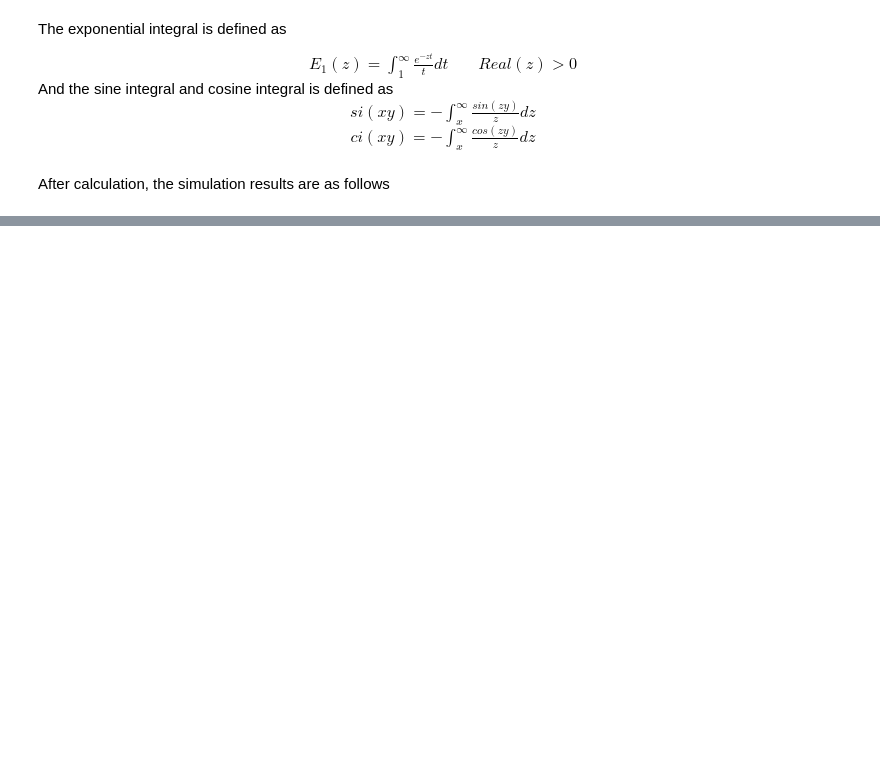
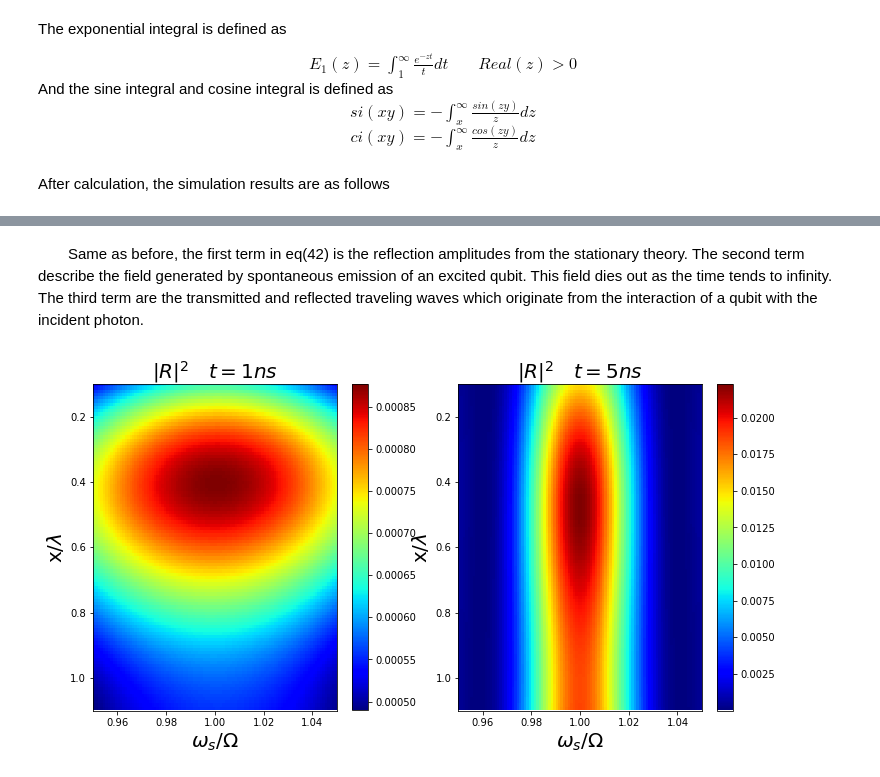
Before and after one commit to seaotter112/Single-photon-scattering-on-a-qubit, a Jupyter notebook: 專題報告.ipynb, the cells around one changed output, grey strips where cells are left out. Saved outputs shown, nothing was run; the diff lists cells and outputs as text; code cells hidden in the pictures; blank space fills up the shorter version.

```diff
--- a/專題報告.ipynb
+++ b/專題報告.ipynb
@@ -156,0 +207,12 @@ plt.show()
+# %% [markdown]
+&emsp;&emsp;Same as before, the first term in eq(42) is the reflection amplitudes from the stationary theory.
+The second term describe the field generated by spontaneous emission of an excited qubit. This field dies out as the time tends to infinity.
+The third term are the transmitted and reflected traveling waves which originate from the interaction of a qubit with the incident photon.
+# %%
+# Setting position x & Initialize the two-dimensional array used to store results
+x = np.linspace(-wavelength_a, -wavelength_b, x_width)     # sequence of position x for reflection
+Reflection_o_x_t1 = np.array([[0+0j]*len(x)]*len(omega_s)) # Store the result when t=1ns
+Reflection_o_x_t2 = np.array([[0+0j]*len(x)]*len(omega_s)) # Store the result when t=5ns
+R1 = np.array([[0+0j]*len(x)]*len(omega_s))                # Store the results of the first part
+R2 = np.array([[0+0j]*len(x)]*len(omega_s))                # Store the results of the second part
+R3 = np.array([[0+0j]*len(x)]*len(omega_s))                # Store the results of the third part
@@ -156,0 +294,22 @@ plt.show()
+# %%
+plt.figure(figsize=(12,6))
+plt.subplot(1,2,1)
+plt.imshow(abs(Reflection_o_x_t1)**2,cmap='jet', origin='upper',
+           extent=[Omega_a/Omega, Omega_b/Omega, wavelength_b/wavelength, wavelength_a/wavelength],
+           aspect='auto')
+plt.colorbar()
+plt.title('$|R|^2$   $t=1ns$',fontsize=20)
+plt.xlabel('$\omega_s/\Omega$',fontsize=20)
+plt.ylabel('x/$\lambda$',fontsize=20)
+
+plt.subplot(1,2,2)
+plt.imshow(abs(Reflection_o_x_t2)**2,cmap='jet', origin='upper',
+           extent=[Omega_a/Omega, Omega_b/Omega, wavelength_b/wavelength, wavelength_a/wavelength],
+           aspect='auto')
+plt.colorbar()
+plt.title('$|R|^2$   $t=5ns$',fontsize=20)
+plt.xlabel('$\omega_s/\Omega$',fontsize=20)
+plt.ylabel('x/$\lambda$',fontsize=20)
+plt.show()
+# %% [output]
+[figure, added]
```
Also changed, not shown: parts of 60 cells of this notebook.
